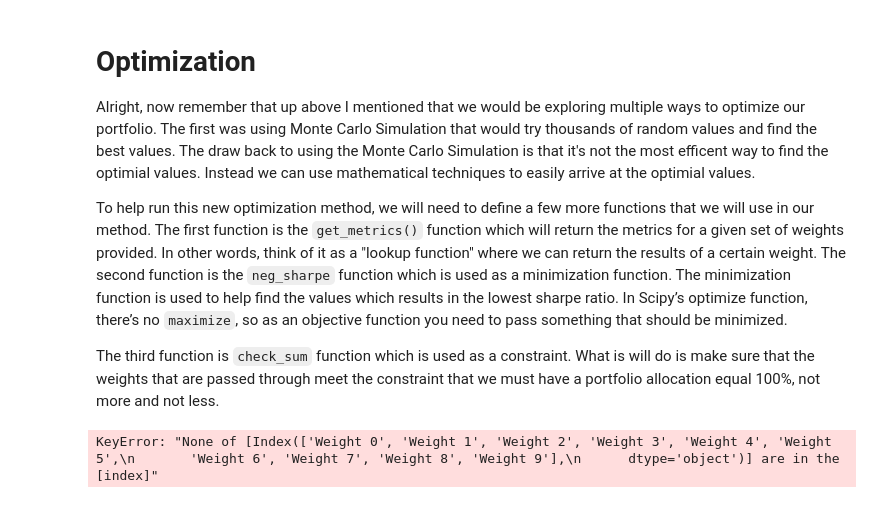
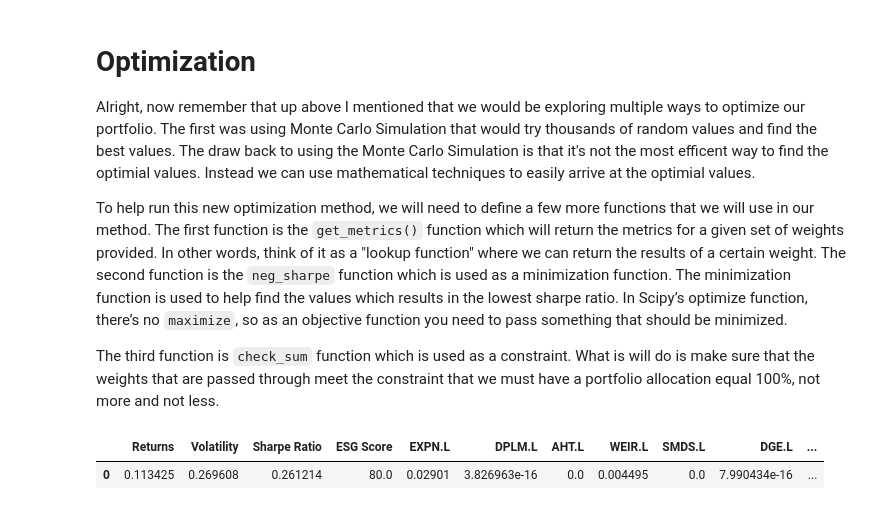
Before and after one commit to SambhavJain04/ESG_PortOpt, a Jupyter notebook: port_opt.ipynb, the cells around one changed output. Saved outputs shown, nothing was run; the diff lists cells and outputs as text; code cells hidden in the pictures.

```diff
--- a/port_opt.ipynb
+++ b/port_opt.ipynb
@@ -652,8 +676,6 @@ To help run this new optimization method, we will need to define a few more func
 
 The third function is `check_sum` function which is used as a constraint. What is will do is make sure that the weights that are passed through meet the constraint that we must have a portfolio allocation equal 100%, not more and not less.
 # %%
-from scipy.optimize import minimize
-
 # Define the optimization function
 def negative_sharpe_ratio(weights, mean_returns, cov_matrix, risk_free_rate):
     returns = np.sum(mean_returns * weights) * 252
@@ -677,40 +699,51 @@ def optimize_portfolio(initial_weights, mean_returns, cov_matrix, esg_scores, ri
         args=(mean_returns, cov_matrix, risk_free_rate),
         method='SLSQP',
         bounds=bounds,
         constraints=constraints
     )
     return result
 
-optimized_results = []
+# Assuming mean_returns, cov_matrix, and esg_scores_dict are defined
+# Define risk-free rate and ESG threshold
+risk_free_rate = 0.043  # Example risk-free rate
 esg_threshold = 80  # Example threshold for minimum ESG score
 
-for idx, row in pareto_optimal_portfolios.iterrows():
-    selected_symbols = portfolio_df.columns[:num_of_constituents]  # Adjust this to get the actual symbols used
-    selected_log_return = log_return[selected_symbols]
+optimized_results = []
+
+for idx, row in optimal_portfolio_df.iterrows():
+    # Extract symbols and weights from the row
+    selected_symbols = row.index[4:]  # Symbols start from the 5th column onward
+    initial_weights = row[selected_symbols].values
     esg_scores = np.array([esg_scores_dict[symbol] for symbol in selected_symbols])
 
-    initial_weights = row[['Weight {}'.format(i) for i in range(num_of_constituents)]].values
+    # Assume mean_returns and cov_matrix are previously calculated for these symbols
+    selected_log_return = log_return[selected_symbols]
+
     result = optimize_portfolio(initial_weights, selected_log_return.mean(), selected_log_return.cov(), esg_scores, risk_free_rate)
 
     optimized_weights = result.x
     optimized_return = np.sum(selected_log_return.mean() * optimized_weights) * 252
     optimized_volatility = np.sqrt(np.dot(optimized_weights.T, np.dot(selected_log_return.cov() * 252, optimized_weights)))
     optimized_sharpe = (optimized_return - risk_free_rate) / optimized_volatility
     optimized_esg = np.sum(optimized_weights * esg_scores)
 
+    # Ensure weights sum to one
+    weight_sum = np.sum(optimized_weights)
+    assert np.isclose(weight_sum, 1), f"Weights do not sum to 1, sum = {weight_sum}"
+
     optimized_results.append({
-        'Symbols': selected_symbols,
-        'Weights': optimized_weights,
-        'Return': optimized_return,
+        'Returns': optimized_return,
         'Volatility': optimized_volatility,
         'Sharpe Ratio': optimized_sharpe,
-        'ESG Score': optimized_esg
+        'ESG Score': optimized_esg,
+        **{symbol: weight for symbol, weight in zip(selected_symbols, optimized_weights)}
     })
 
 # Convert the optimized results to a DataFrame
 optimized_df = pd.DataFrame(optimized_results)
 
 # Display the optimized portfolio metrics
 optimized_df
 # %% [output]
-KeyError: "None of [Index(['Weight 0', 'Weight 1', 'Weight 2', 'Weight 3', 'Weight 4', 'Weight 5',\n       'Weight 6', 'Weight 7', 'Weight 8', 'Weight 9'],\n      dtype='object')] are in the [index]"
+|  | Returns | Volatility | Sharpe Ratio | ESG Score | EXPN.L | DPLM.L | AHT.L | WEIR.L | SMDS.L | DGE.L | ... |
+| 0 | 0.113425 | 0.269608 | 0.261214 | 80.0 | 0.02901 | 3.826963e-16 | 0.0 | 0.004495 | 0.0 | 7.990434e-16 | ... |
```
Also changed, not shown: parts of 2 cells of this notebook.
